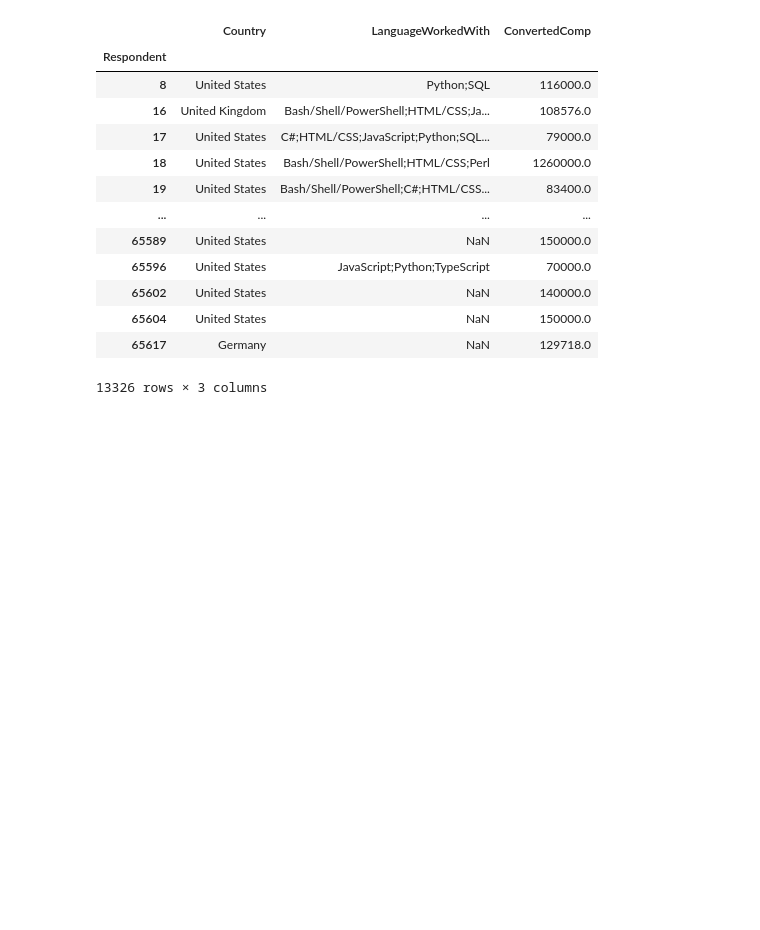
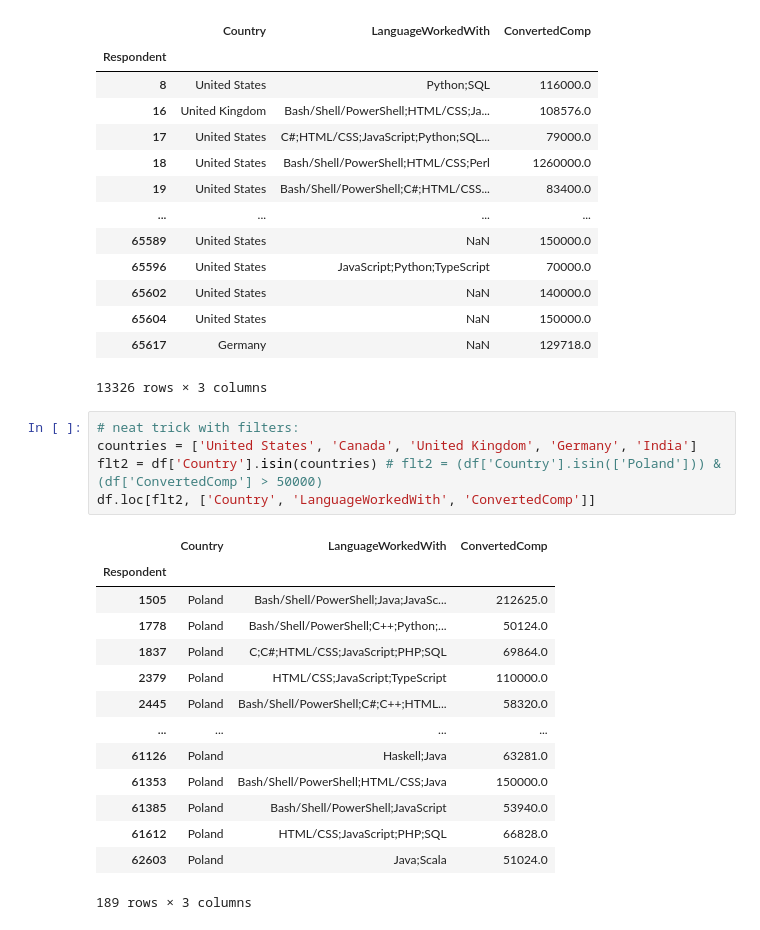
Before and after one commit to trolling-on-the-Moon/Data_Science_notes, a Jupyter notebook: Pandas_1.ipynb, the cells around one changed output. Drawn from its saved outputs; the diff is of its cells as text; blank space fills up the shorter version.

```diff
--- a/Pandas_1.ipynb
+++ b/Pandas_1.ipynb
@@ -361,3 +361,23 @@ df.loc[salary, ['Country', 'LanguageWorkedWith', 'ConvertedComp']]
 | 65604 | United States | NaN | 150000.0 |
 | 65617 | Germany | NaN | 129718.0 |
 13326 rows × 3 columns
+# %%
+# neat trick with filters:
+countries = ['United States', 'Canada', 'United Kingdom', 'Germany', 'India']
+flt2 = df['Country'].isin(countries) # flt2 = (df['Country'].isin(['Poland'])) & (df['ConvertedComp'] > 50000)
+df.loc[flt2, ['Country', 'LanguageWorkedWith', 'ConvertedComp']]
+# %% [output]
+|  | Country | LanguageWorkedWith | ConvertedComp |
+| Respondent |  |  |  |
+| 1505 | Poland | Bash/Shell/PowerShell;Java;JavaSc... | 212625.0 |
+| 1778 | Poland | Bash/Shell/PowerShell;C++;Python;... | 50124.0 |
+| 1837 | Poland | C;C#;HTML/CSS;JavaScript;PHP;SQL | 69864.0 |
+| 2379 | Poland | HTML/CSS;JavaScript;TypeScript | 110000.0 |
+| 2445 | Poland | Bash/Shell/PowerShell;C#;C++;HTML... | 58320.0 |
+| ... | ... | ... | ... |
+| 61126 | Poland | Haskell;Java | 63281.0 |
+| 61353 | Poland | Bash/Shell/PowerShell;HTML/CSS;Java | 150000.0 |
+| 61385 | Poland | Bash/Shell/PowerShell;JavaScript | 53940.0 |
+| 61612 | Poland | HTML/CSS;JavaScript;PHP;SQL | 66828.0 |
+| 62603 | Poland | Java;Scala | 51024.0 |
+189 rows × 3 columns
```
Also changed, not shown: parts of 66 cells of this notebook.
